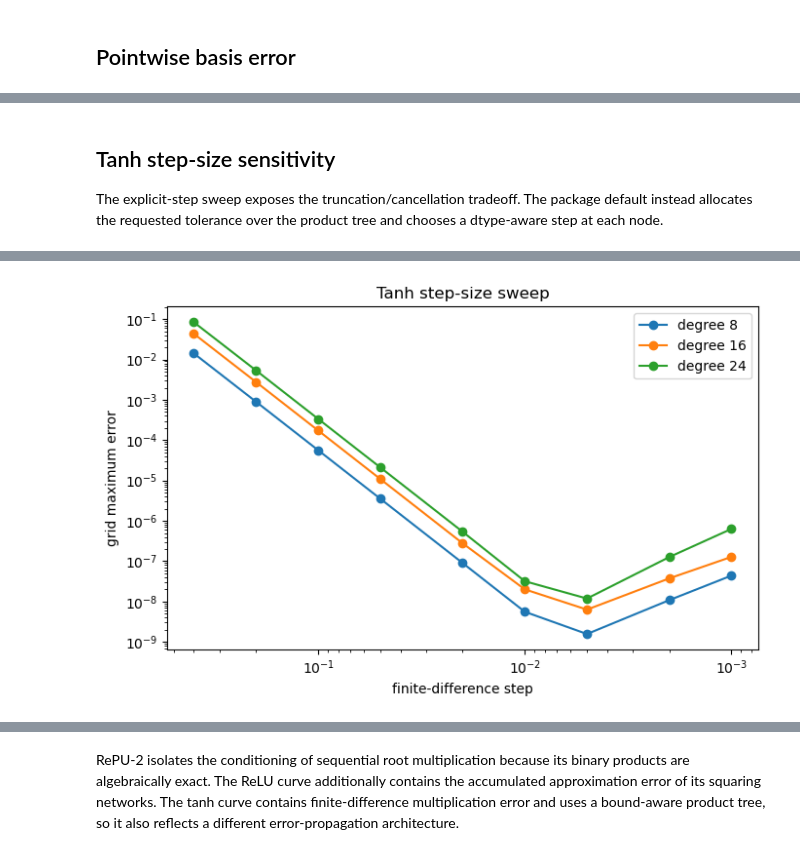
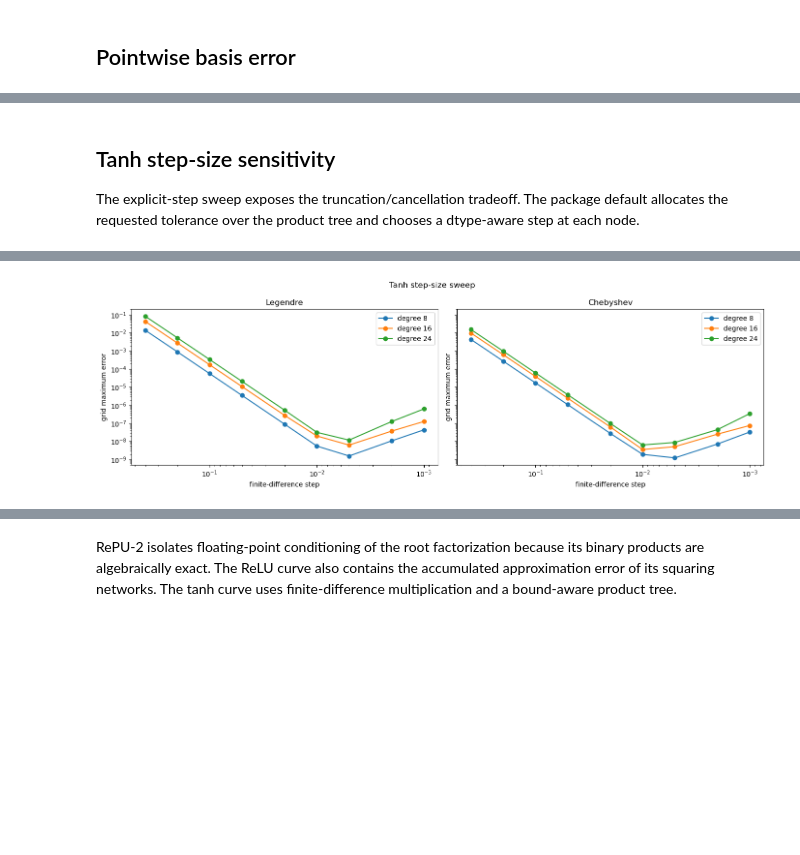
Before and after one commit to ndexter/neural-polynomial-emulation, a Jupyter notebook: notebooks/activation_diagnostics.ipynb, the cells around one changed output, grey strips where cells are left out. Drawn from its saved outputs; the diff is of its cells as text; code cells hidden in the pictures; blank space fills up the shorter version.

```diff
--- a/notebooks/activation_diagnostics.ipynb
+++ b/notebooks/activation_diagnostics.ipynb
@@ -115,33 +172,59 @@ matrix_table.pivot(index="max_degree", columns="product", values="relative_frobe
 ## Tanh step-size sensitivity
 
 The explicit-step sweep exposes the truncation/cancellation tradeoff. The
-package default instead allocates the requested tolerance over the product
-tree and chooses a dtype-aware step at each node.
+package default allocates the requested tolerance over the product tree and
+chooses a dtype-aware step at each node.
 # %%
 sweep_rows = []
-for degree in (8, 16, 24):
-    for step in (0.4, 0.2, 0.1, 0.05, 0.02, 0.01, 0.005, 0.002, 0.001):
-        error = basis_error_by_degree(
-            degree, product="tanh", tanh_step=step, grid_size=2001
-        )[degree]
-        sweep_rows.append({"degree": degree, "step": step, "sup_error": error})
+for family in FAMILIES:
+    for degree in (8, 16, 24):
+        for step in (0.4, 0.2, 0.1, 0.05, 0.02, 0.01, 0.005, 0.002, 0.001):
+            error = basis_error_by_degree(
+                degree,
+                family=family,
+                product="tanh",
+                tanh_step=step,
+                grid_size=2001,
+            )[degree]
+            sweep_rows.append({
+                "family": family,
+                "degree": degree,
+                "step": step,
+                "sup_error": error,
+            })
 sweep_table = pd.DataFrame(sweep_rows)
-display(sweep_table.pivot(index="step", columns="degree", values="sup_error"))
+display(
+    sweep_table.pivot(
+        index="step", columns=("family", "degree"), values="sup_error"
+    )
+)
 
-fig, ax = plt.subplots(figsize=(7, 4.5))
-for degree, group in sweep_table.groupby("degree"):
-    ax.loglog(group["step"], group["sup_error"], marker="o", label=f"degree {degree}")
-ax.invert_xaxis()
-ax.set(xlabel="finite-difference step", ylabel="grid maximum error", title="Tanh step-size sweep")
-ax.legend()
+fig, axes = plt.subplots(1, len(FAMILIES), figsize=(14, 4.5), sharey=True)
+for ax, family in zip(axes, FAMILIES):
+    family_table = sweep_table[sweep_table["family"] == family]
+    for degree, group in family_table.groupby("degree"):
+        ax.loglog(
+            group["step"], group["sup_error"], marker="o", label=f"degree {degree}"
+        )
+    ax.invert_xaxis()
+    ax.set(
+        xlabel="finite-difference step",
+        ylabel="grid maximum error",
+        title=FAMILY_APIS[family]["label"],
+    )
+    ax.legend()
+fig.suptitle("Tanh step-size sweep")
 fig.tight_layout()
 plt.show()
 
 automatic_steps = {
-    degree: LegendreEmulator(
-        degree, product="tanh", tanh_tolerance=TANH_TOLERANCE
-    ).tanh_steps(torch.float64)
-    for degree in (8, 16, 24)
+    family: {
+        degree: FAMILY_APIS[family]["emulator"](
+            degree, product="tanh", tanh_tolerance=TANH_TOLERANCE
+        ).tanh_steps(torch.float64)
+        for degree in (8, 16, 24)
+    }
+    for family in FAMILIES
 }
 automatic_steps
 # %% [output]
@@ -159 +243 @@ automatic_steps
-[figure, old version]
+[figure, new version]
@@ -177,6 +261,5 @@ automatic_steps
 # %% [markdown]
-RePU-2 isolates the conditioning of sequential root multiplication because its
-binary products are algebraically exact. The ReLU curve additionally contains
-the accumulated approximation error of its squaring networks. The tanh curve
-contains finite-difference multiplication error and uses a bound-aware product
-tree, so it also reflects a different error-propagation architecture.
+RePU-2 isolates floating-point conditioning of the root factorization because
+its binary products are algebraically exact. The ReLU curve also contains the
+accumulated approximation error of its squaring networks. The tanh curve uses
+finite-difference multiplication and a bound-aware product tree.
```
Also changed, not shown: parts of 9 cells of this notebook, 18 other files.
